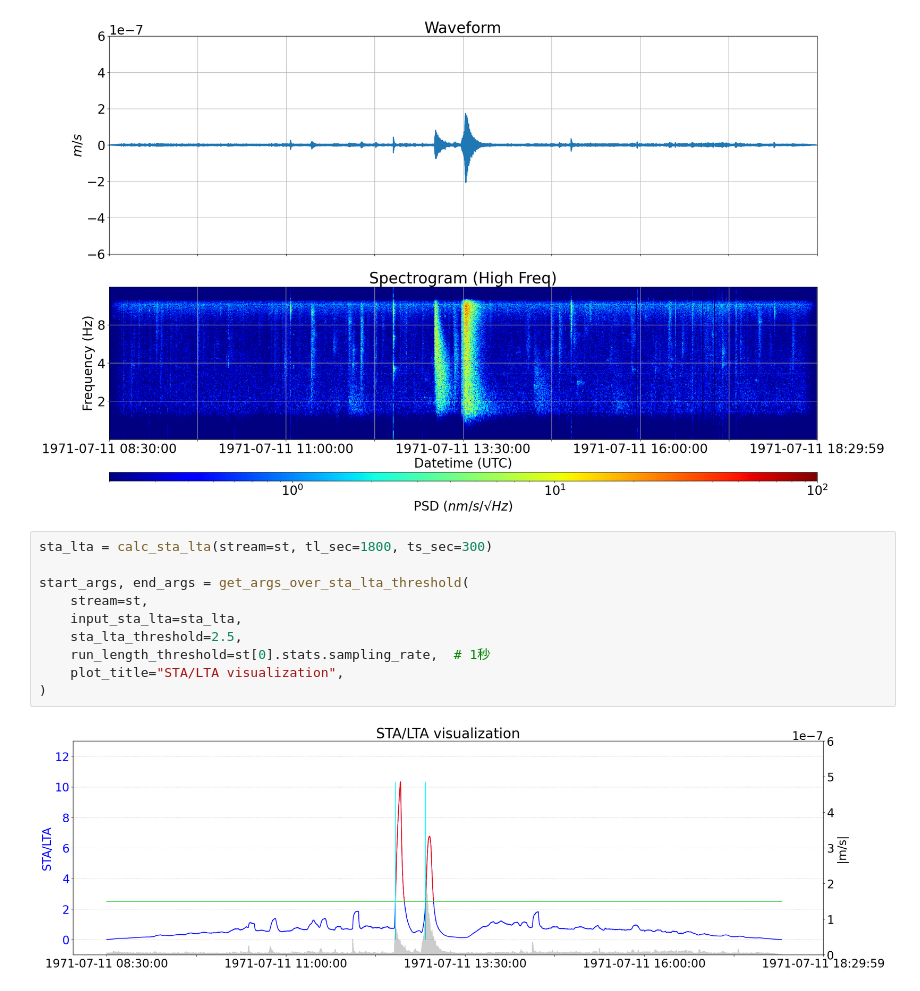
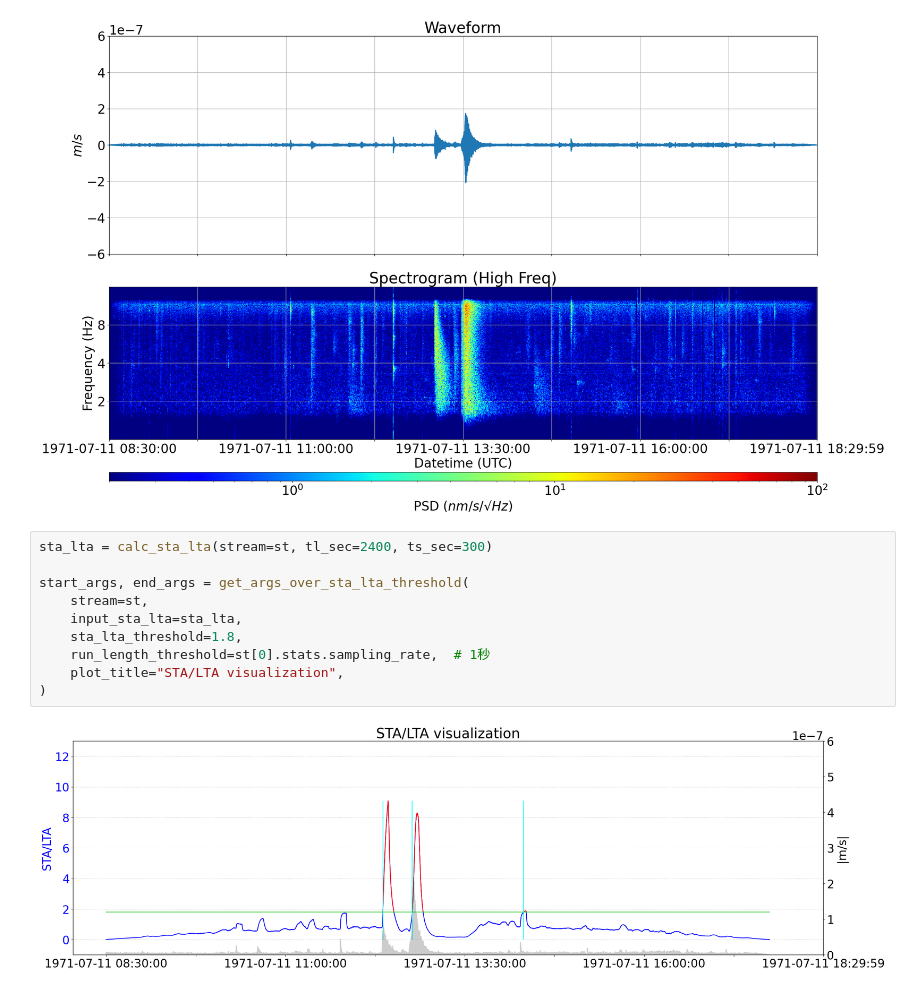
Before and after one commit to imag-fff/apollo-spdata-analysis, a Jupyter notebook: getting_started.ipynb, the cells around one changed output. Cells and saved outputs as stored; diff of their text form.

```diff
--- a/getting_started.ipynb
+++ b/getting_started.ipynb
@@ -32,17 +32,17 @@ plot_spectrogram(st)
 # %% [output]
 [figure]
 # %%
-sta_lta = calc_sta_lta(stream=st, tl_sec=1800, ts_sec=300)
+sta_lta = calc_sta_lta(stream=st, tl_sec=2400, ts_sec=300)
 
 start_args, end_args = get_args_over_sta_lta_threshold(
     stream=st,
     input_sta_lta=sta_lta,
-    sta_lta_threshold=2.5,
+    sta_lta_threshold=1.8,
     run_length_threshold=st[0].stats.sampling_rate,  # 1秒
     plot_title="STA/LTA visualization",
 )
 # %% [output]
-[figure, old version]
+[figure, new version]
 # %%
 profile_details = get_profile_details(
     stream=st,
```
Also changed, not shown: parts of 4 cells of this notebook.
